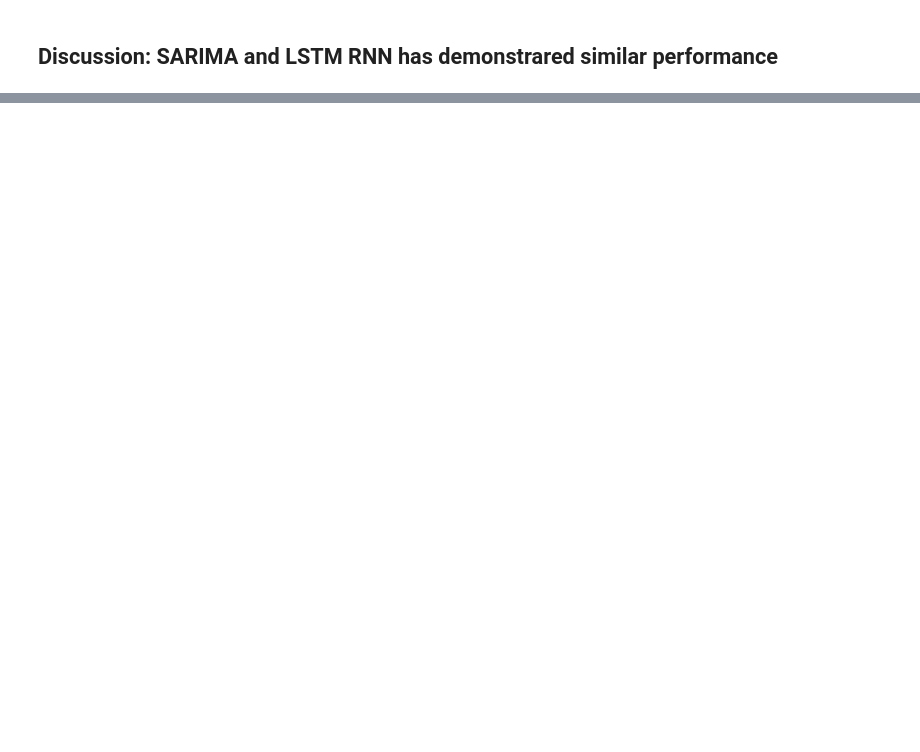
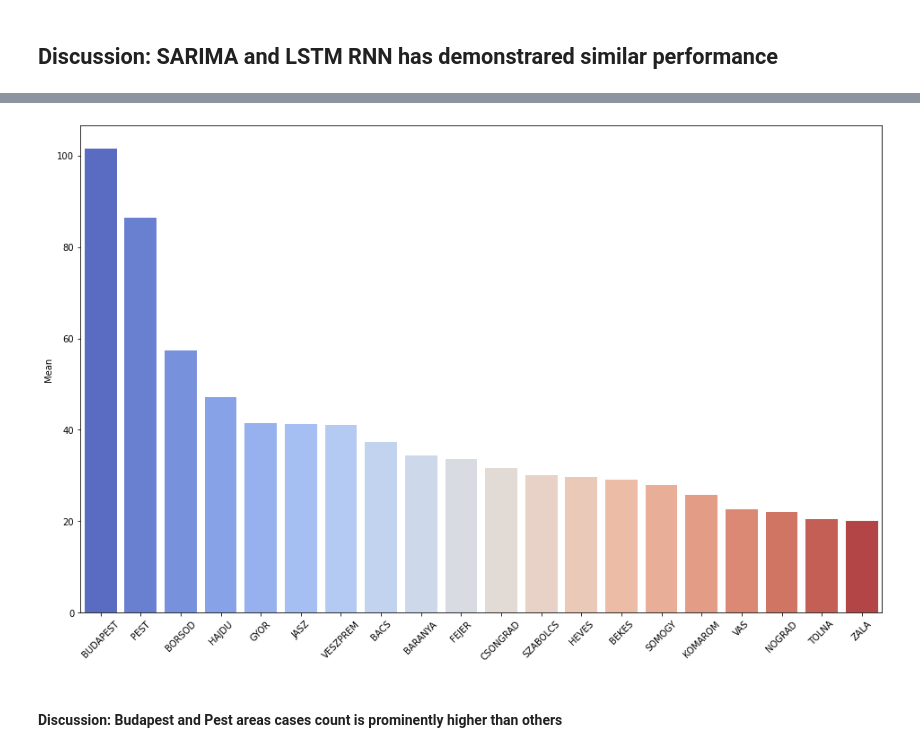
Before and after one commit to ArtemRamus/Hungarian-Chickenpox-Cases-Prediction, a Jupyter notebook: Hungarian_Chickenpox_Cases_Data_Set.ipynb, the cells around one changed output, grey strips where cells are left out. Cells and saved outputs as stored; diff of their text form; code cells hidden in the pictures; blank space fills up the shorter version.

```diff
--- a/Hungarian_Chickenpox_Cases_Data_Set.ipynb
+++ b/Hungarian_Chickenpox_Cases_Data_Set.ipynb
@@ -649,0 +724,12 @@ ax.set(xlabel=xlabel, ylabel=ylabel);
+# %%
+# plotting the cases means per area
+fig, ax = plt.subplots()
+fig.set_size_inches(16,10)
+ax = sns.barplot(x=df_areas_metadata.sort_values('Mean',ascending=False).index,
+                 y=df_areas_metadata.sort_values('Mean',ascending=False).Mean,
+                 palette='coolwarm')
+plt.xticks(rotation=45);
+# %% [output]
+[figure, added]
+# %% [markdown]
+#### Discussion: Budapest and Pest areas cases count is prominently higher than others
```
Also changed, not shown: parts of 18 cells of this notebook.
